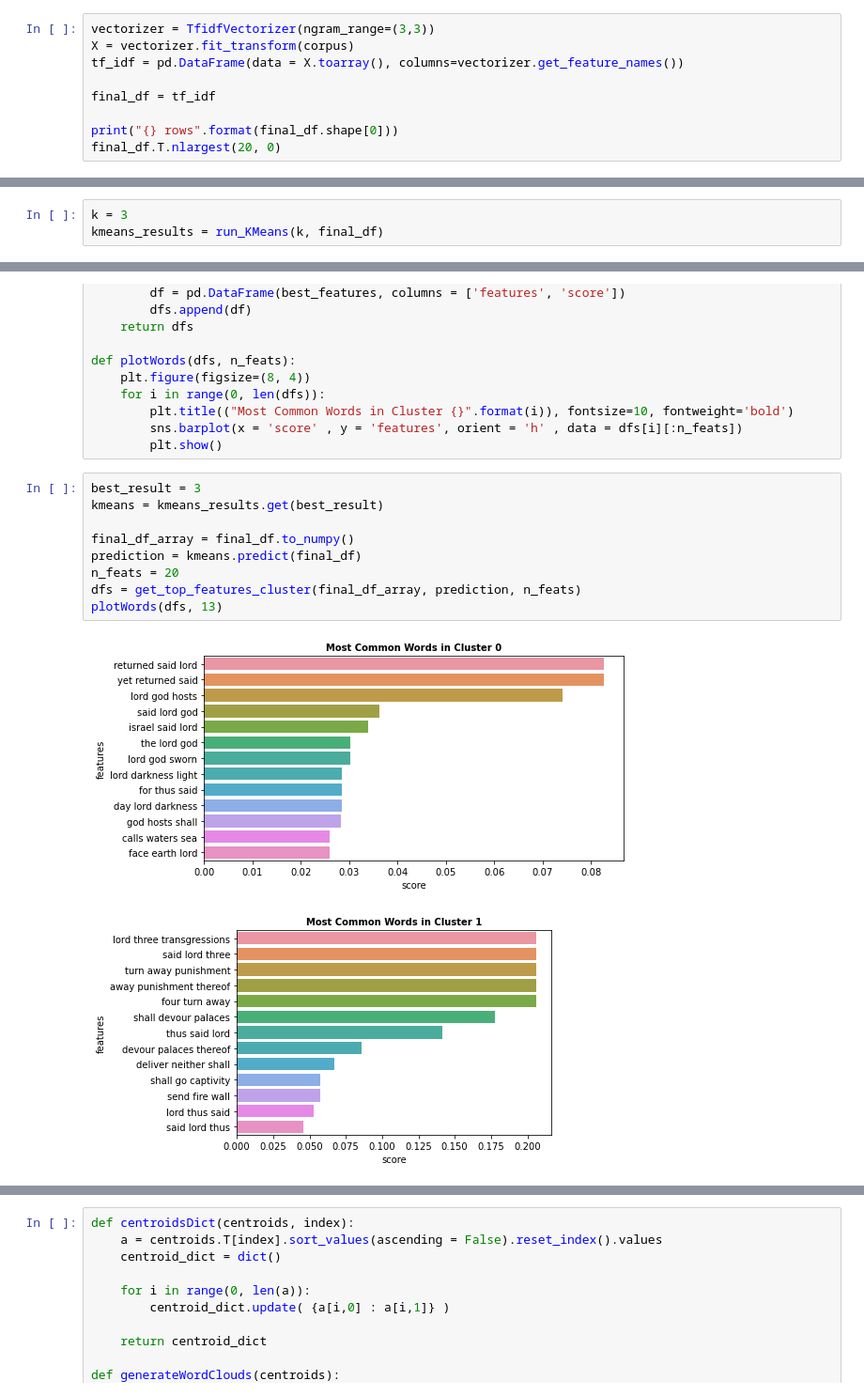
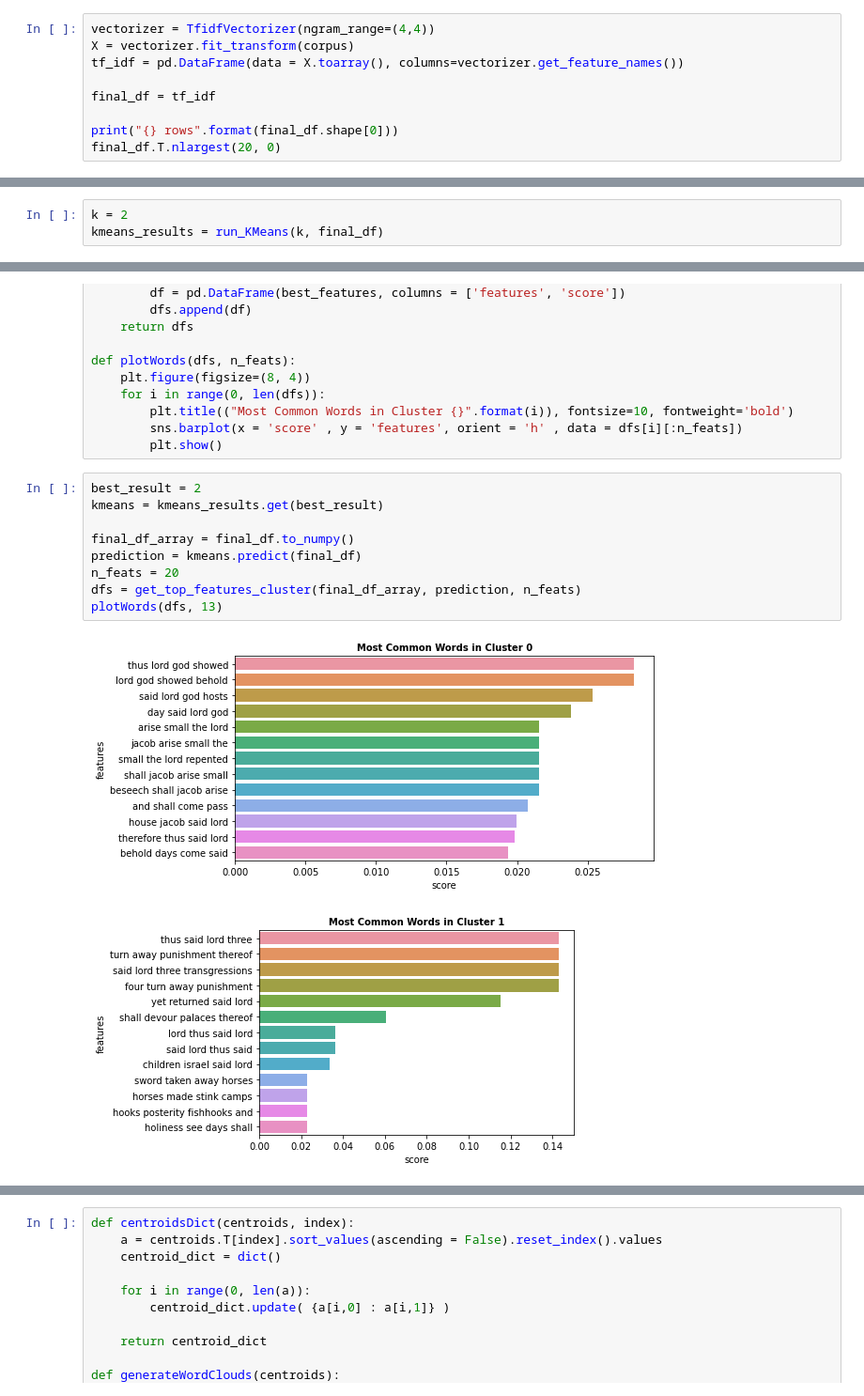
Before and after one commit to Bruno-cesar-dout/Versao_de_experimentos, a Jupyter notebook: Experimento_Amos_Cap_por_Cap.ipynb, the cells around one changed output, grey strips where cells are left out. Shown: that part at 94% size. Drawn from its saved outputs; the diff is of its cells as text.

```diff
--- a/Experimento_Amos_Cap_por_Cap.ipynb
+++ b/Experimento_Amos_Cap_por_Cap.ipynb
@@ -83,7 +83,7 @@ print(df)
 # %%
 corpus = df['Livro'].tolist()
 # %%
-vectorizer = TfidfVectorizer(ngram_range=(3,3))
+vectorizer = TfidfVectorizer(ngram_range=(4,4))
 X = vectorizer.fit_transform(corpus)
 tf_idf = pd.DataFrame(data = X.toarray(), columns=vectorizer.get_feature_names())
 
@@ -169,7 +169,7 @@ def silhouette(kmeans_dict, df, plot=False):
 
         if(plot): plotSilhouette(df, n_clusters, kmeans_labels, silhouette_avg)
 # %%
-k = 3
+k = 2
 kmeans_results = run_KMeans(k, final_df)
 # %%
 silhouette(kmeans_results, final_df, plot=True)
@@ -197,14 +196,14 @@ def plotWords(dfs, n_feats):
         sns.barplot(x = 'score' , y = 'features', orient = 'h' , data = dfs[i][:n_feats])
         plt.show()
 # %%
-best_result = 3
+best_result = 2
 kmeans = kmeans_results.get(best_result)
 
 final_df_array = final_df.to_numpy()
 prediction = kmeans.predict(final_df)
 n_feats = 20
 dfs = get_top_features_cluster(final_df_array, prediction, n_feats)
 plotWords(dfs, 13)
 # %% [output]
-[figure, old version]
+[figure, new version]
-[figure, old version]
+[figure, new version]
```
Also changed, not shown: parts of 7 cells of this notebook.
